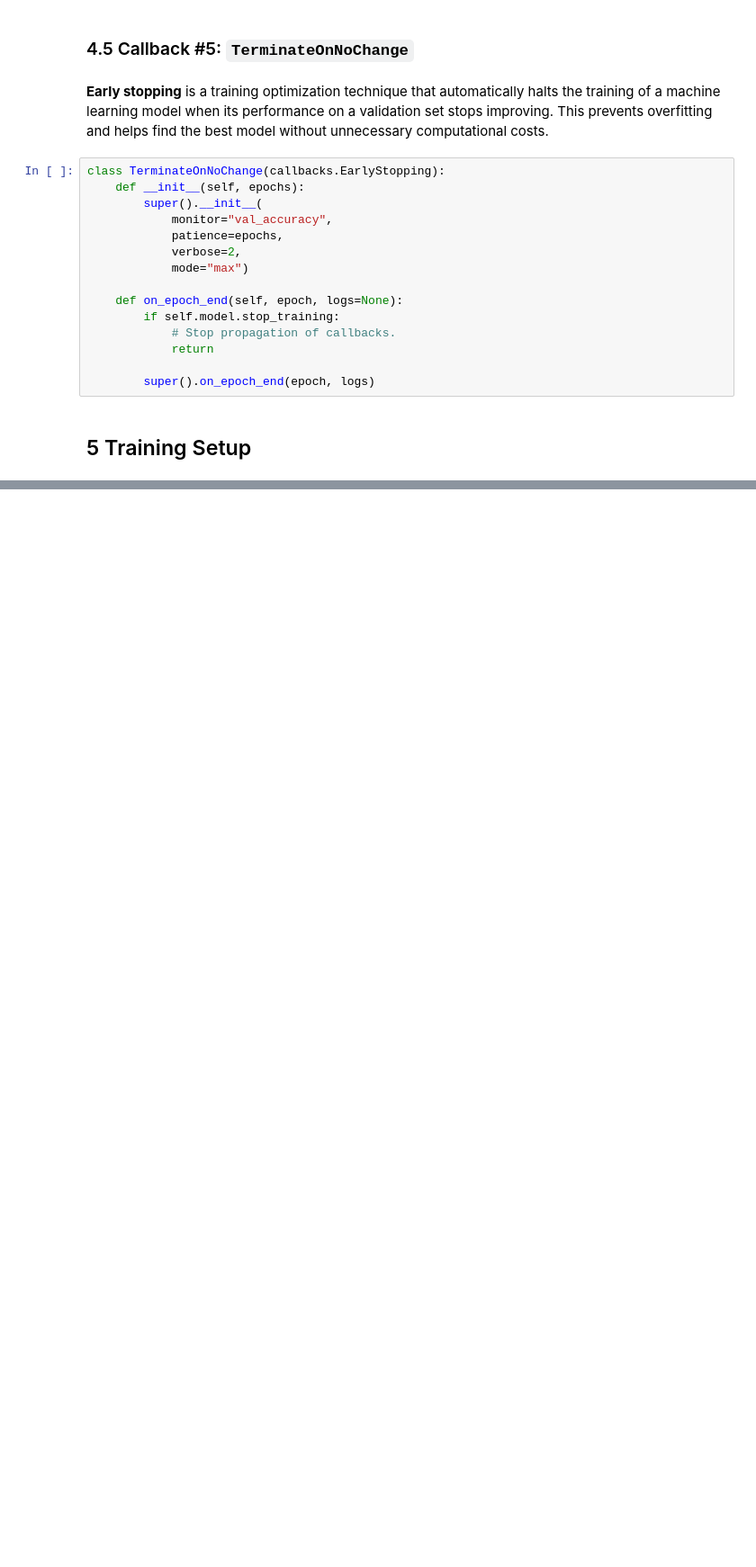
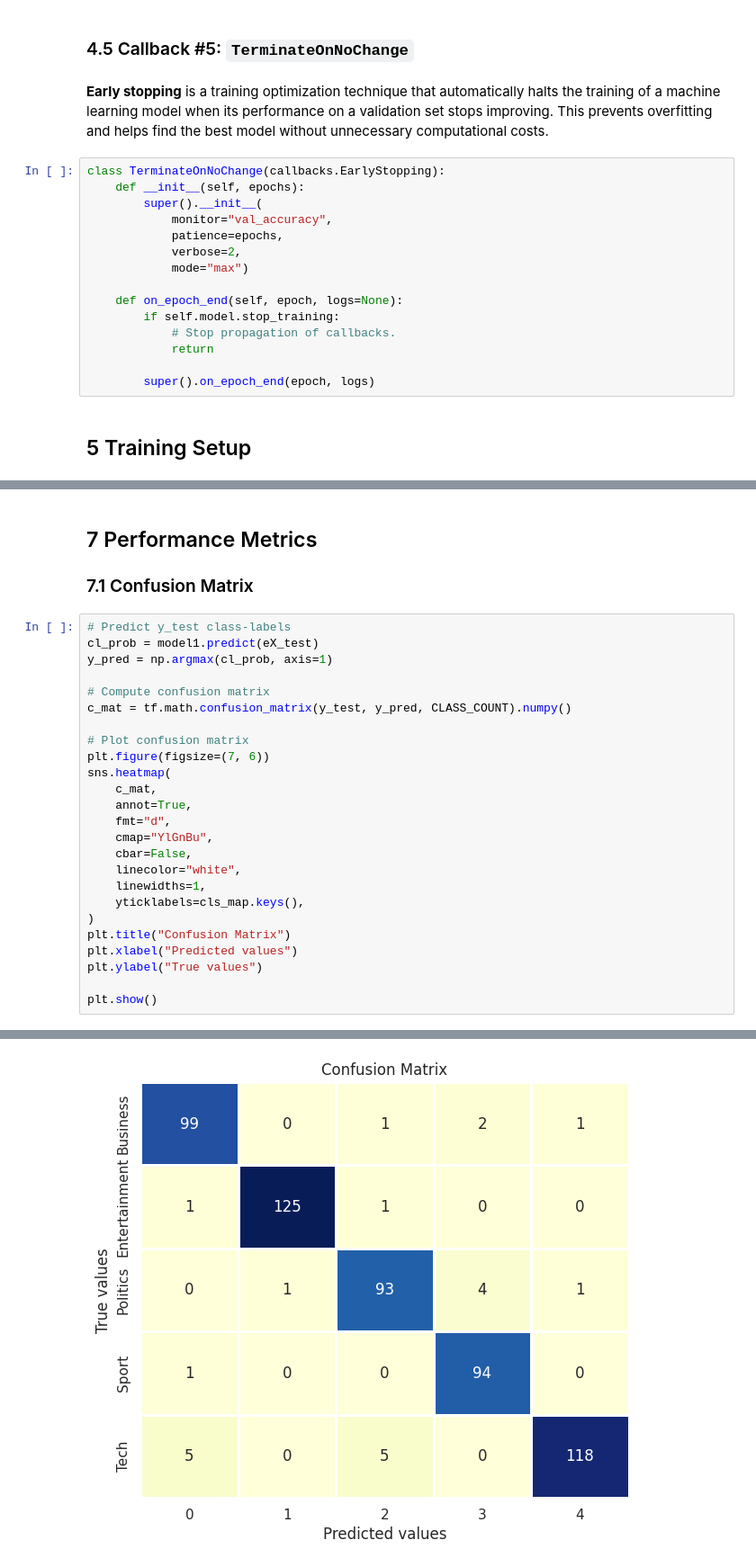
Before and after one commit to diaconumadalina/BBC-Text-classification, a Jupyter notebook: bbc-text-classification-2-modeling.ipynb, the cells around one changed output, grey strips where cells are left out. Shown at 90% size. Drawn from its saved outputs; the diff is of its cells as text; blank space fills up the shorter version.

```diff
--- a/bbc-text-classification-2-modeling.ipynb
+++ b/bbc-text-classification-2-modeling.ipynb
@@ -596,0 +1074,30 @@ class TerminateOnNoChange(callbacks.EarlyStopping):
+# %% [markdown]
+## 7 Performance Metrics
+
+### 7.1 Confusion Matrix
+# %%
+# Predict y_test class-labels
+cl_prob = model1.predict(eX_test)
+y_pred = np.argmax(cl_prob, axis=1)
+
+# Compute confusion matrix
+c_mat = tf.math.confusion_matrix(y_test, y_pred, CLASS_COUNT).numpy()
+
+# Plot confusion matrix
+plt.figure(figsize=(7, 6))
+sns.heatmap(
+    c_mat,
+    annot=True,
+    fmt="d",
+    cmap="YlGnBu",
+    cbar=False,
+    linecolor="white",
+    linewidths=1,
+    yticklabels=cls_map.keys(),
+)
+plt.title("Confusion Matrix")
+plt.xlabel("Predicted values")
+plt.ylabel("True values")
+
+plt.show()
+# %% [output]
@@ -596,0 +1105 @@ class TerminateOnNoChange(callbacks.EarlyStopping):
+[figure, added]
```
Also changed, not shown: parts of 54 cells of this notebook.
